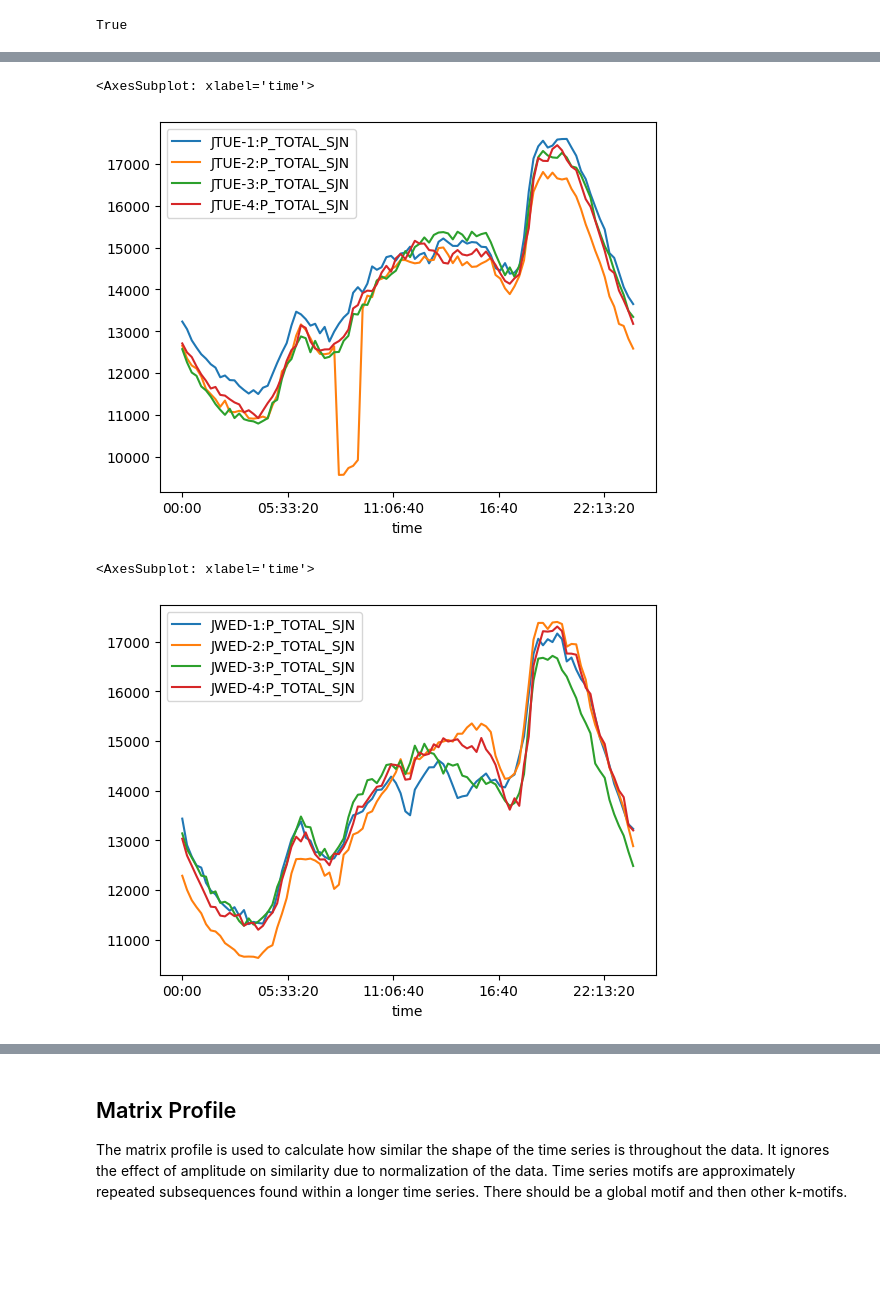
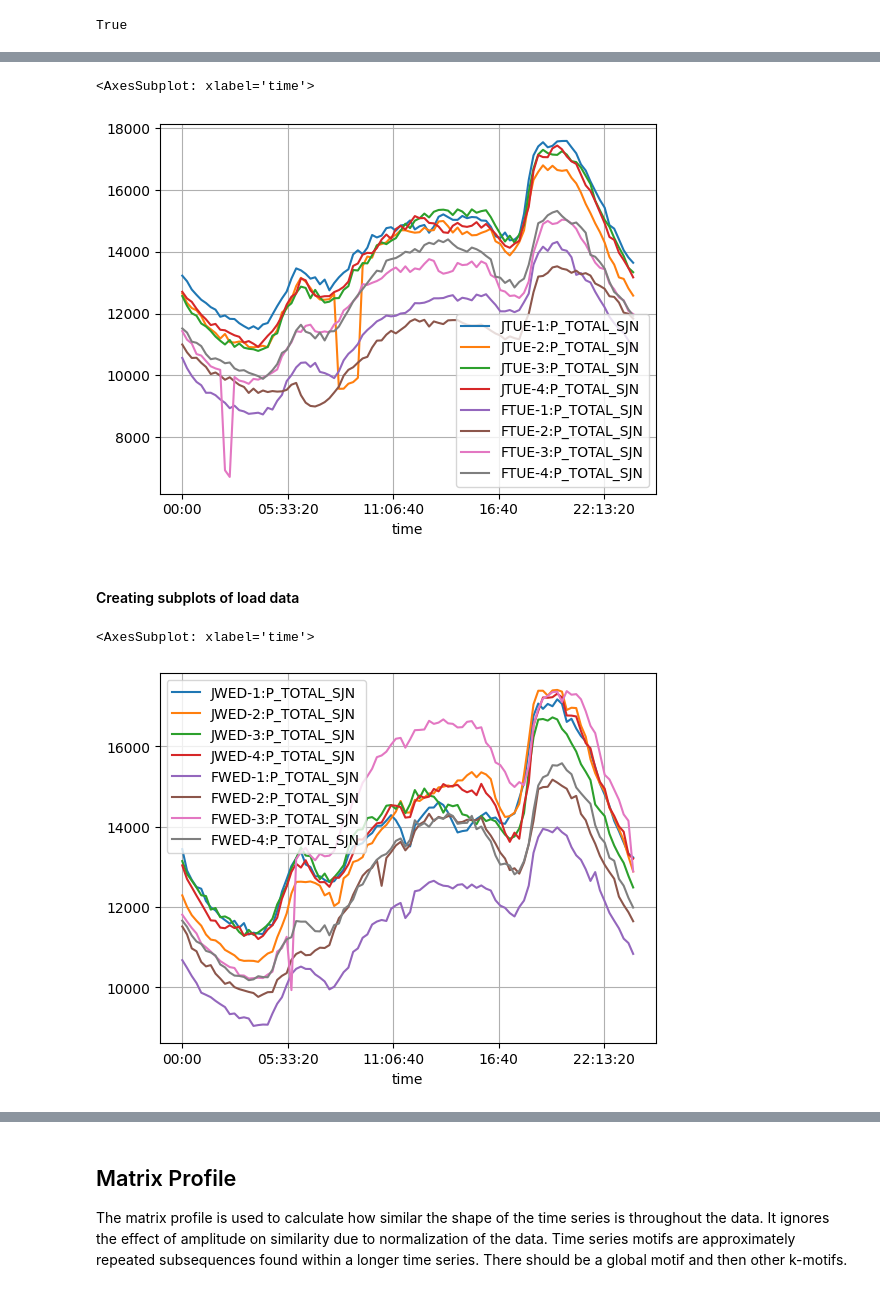
Before and after one commit to shanks847/EV-Grid-Integration-Study, a Jupyter notebook: notebooks/load_similarity.ipynb, the cells around one changed output, grey strips where cells are left out. Saved outputs shown, nothing was run; the diff lists cells and outputs as text; code cells hidden in the pictures; blank space fills up the shorter version.

Commit message:
Finished creating daily, weekly and monthly subsequences. I started working on barycenteric averaging to assess the general profiles.

```diff
--- a/notebooks/load_similarity.ipynb
+++ b/notebooks/load_similarity.ipynb
@@ -56,7 +75,7 @@ jan_wk2 = list(map(lambda x:x.drop(index=x.index[0], axis=0).iloc[::-1]['P total
 jan_wk3 = list(map(lambda x:x.drop(index=x.index[0], axis=0).iloc[::-1]['P total_SJN'], jan_wk3))
 jan_wk4 = list(map(lambda x:x.drop(index=x.index[0], axis=0).iloc[::-1]['P total_SJN'], jan_wk4))
 feb_wk1 = list(map(lambda x:x.drop(index=x.index[0], axis=0).iloc[::-1]['P total_SJN'], feb_wk1))
-feb_wk2 = list(map(lambda x:x.drop(index=x.index[0], axis=0).iloc[::-1]['P total_SJN'], feb_wk2))
+feb_wk3 = list(map(lambda x:x.drop(index=x.index[0], axis=0).iloc[::-1]['P total_SJN'], feb_wk2))
 feb_wk3 = list(map(lambda x:x.drop(index=x.index[0], axis=0).iloc[::-1]['P total_SJN'], feb_wk3))
 feb_wk4 = list(map(lambda x:x.drop(index=x.index[0], axis=0).iloc[::-1]['P total_SJN'], feb_wk4))
 # %%
@@ -132,6 +197,15 @@ jan_thursdays.set_index(pd.date_range(start='00:00', end='23:45', freq='15min').
 jan_fridays.set_index(pd.date_range(start='00:00', end='23:45', freq='15min').time, inplace=True)
 jan_saturdays.set_index(pd.date_range(start='00:00', end='23:45', freq='15min').time, inplace=True)
 jan_sundays.set_index(pd.date_range(start='00:00', end='23:45', freq='15min').time, inplace=True)
+
+#changing x-axis to reflect time
+feb_mondays.set_index(pd.date_range(start='00:00', end='23:45', freq='15min').time, inplace=True)
+feb_tuesdays.set_index(pd.date_range(start='00:00', end='23:45', freq='15min').time, inplace=True)
+feb_wednesdays.set_index(pd.date_range(start='00:00', end='23:45', freq='15min').time, inplace=True)
+feb_thursdays.set_index(pd.date_range(start='00:00', end='23:45', freq='15min').time, inplace=True)
+feb_fridays.set_index(pd.date_range(start='00:00', end='23:45', freq='15min').time, inplace=True)
+feb_saturdays.set_index(pd.date_range(start='00:00', end='23:45', freq='15min').time, inplace=True)
+feb_sundays.set_index(pd.date_range(start='00:00', end='23:45', freq='15min').time, inplace=True)
 # %% [markdown]
 The extreme changes in load are not part of the general pattern and hence they will be changed via interpolation
 
@@ -150,11 +243,13 @@ jan_mondays.plot()
 # %%
-jan_tuesdays.plot()
+jan_tuesdays.join(feb_tuesdays).plot(grid=True)
 # %% [output]
 <AxesSubplot: xlabel='time'>
-[figure, old version]
+[figure, new version]
+# %% [markdown]
+#### Creating subplots of load data
 # %%
-jan_wednesdays.plot()
+jan_wednesdays.join(feb_wednesdays).plot(grid=True)
 # %% [output]
 <AxesSubplot: xlabel='time'>
-[figure, old version]
+[figure, new version]
 # %%
```
Also changed, not shown: parts of 35 cells of this notebook, 32 other files.
